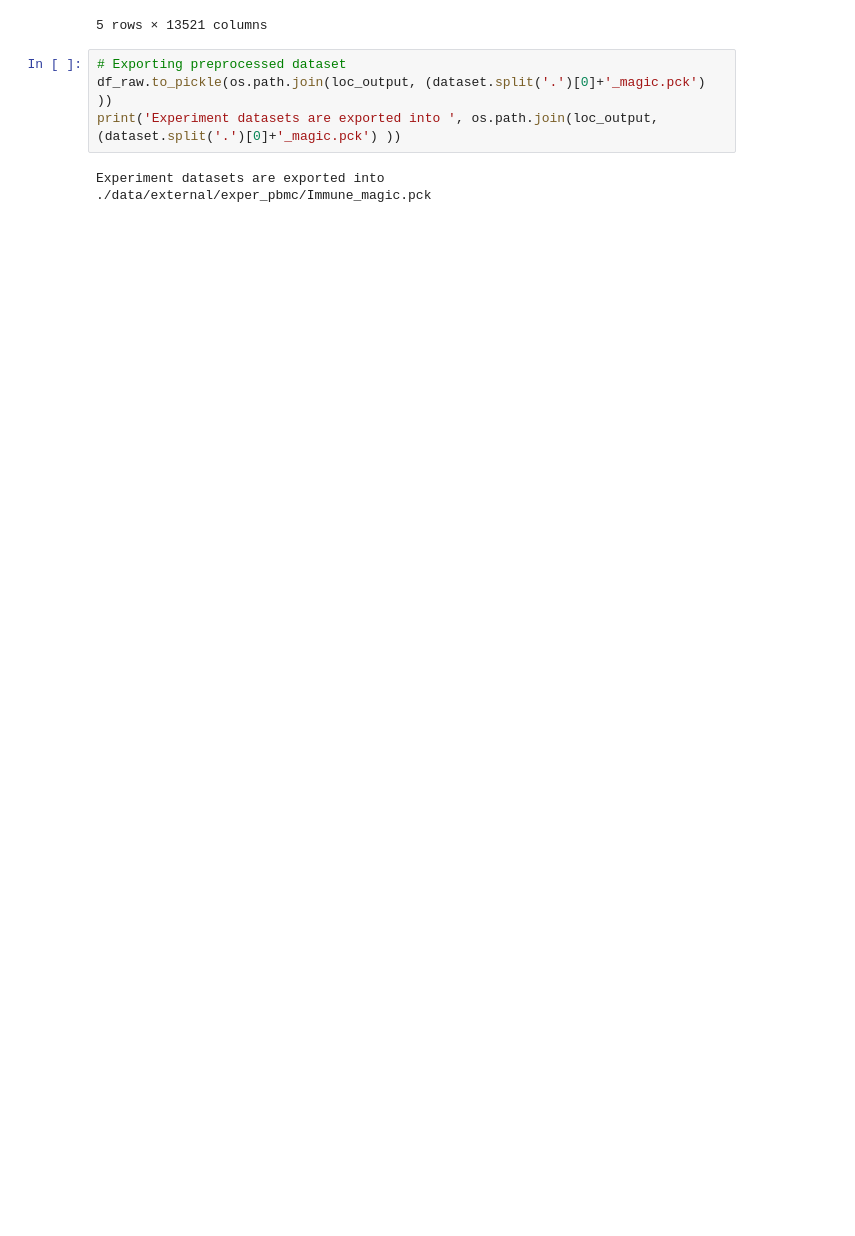
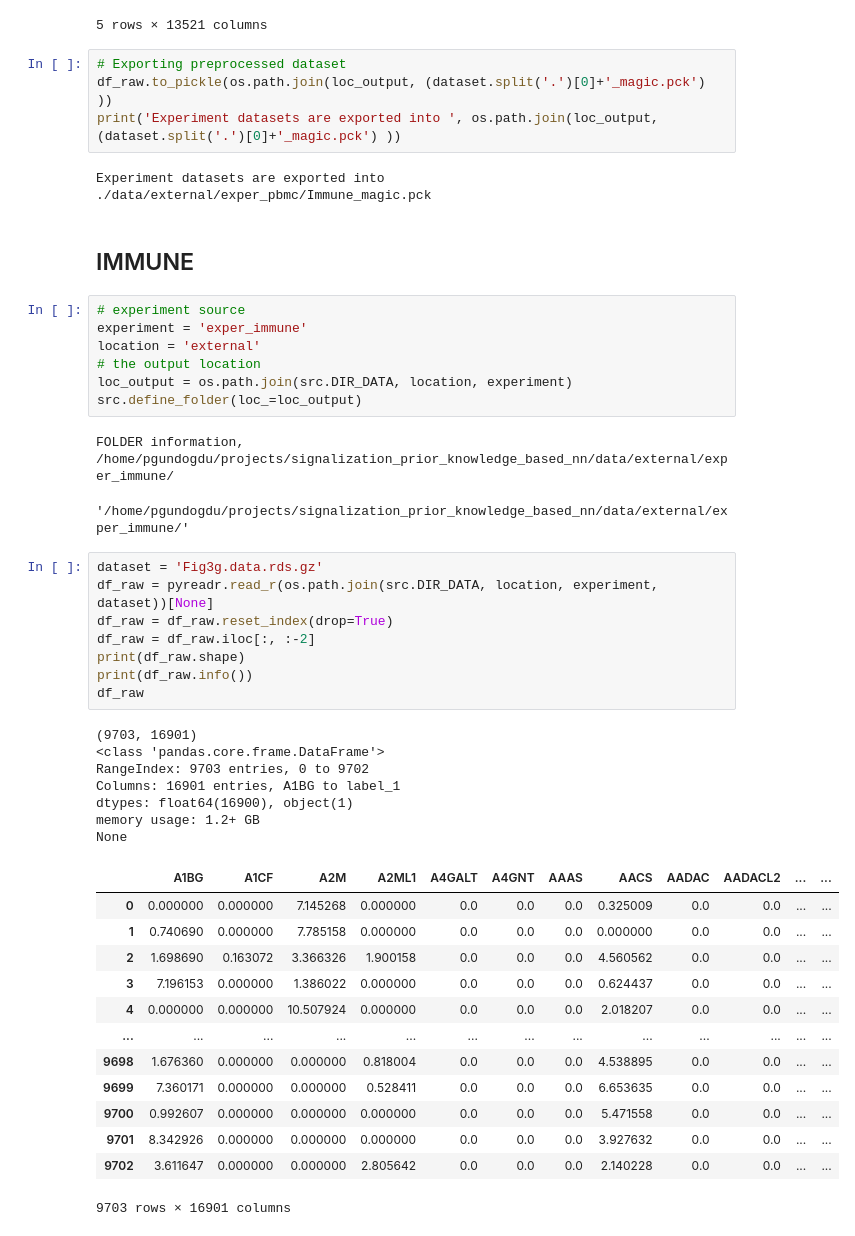
Before and after one commit to pelingundogdu/signalization_prior_knowledge_based_nn, a Jupyter notebook: notebooks/1.0-pg-converting-datasets-into-pck.ipynb, the cells around one changed output. Drawn from its saved outputs; the diff is of its cells as text; blank space fills up the shorter version.

```diff
--- a/notebooks/1.0-pg-converting-datasets-into-pck.ipynb
+++ b/notebooks/1.0-pg-converting-datasets-into-pck.ipynb
@@ -289,3 +289,44 @@ df_raw.to_pickle(os.path.join(loc_output, (dataset.split('.')[0]+'_magic.pck') )
 print('Experiment datasets are exported into ', os.path.join(loc_output, (dataset.split('.')[0]+'_magic.pck') ))
 # %% [output]
 Experiment datasets are exported into  ./data/external/exper_pbmc/Immune_magic.pck
+# %% [markdown]
+## IMMUNE
+# %%
+# experiment source
+experiment = 'exper_immune'
+location = 'external'
+# the output location
+loc_output = os.path.join(src.DIR_DATA, location, experiment)
+src.define_folder(loc_=loc_output)
+# %% [output]
+FOLDER information,  /home/pgundogdu/projects/signalization_prior_knowledge_based_nn/data/external/exper_immune/
+'/home/pgundogdu/projects/signalization_prior_knowledge_based_nn/data/external/exper_immune/'
+# %%
+dataset = 'Fig3g.data.rds.gz'
+df_raw = pyreadr.read_r(os.path.join(src.DIR_DATA, location, experiment, dataset))[None]
+df_raw = df_raw.reset_index(drop=True)
+df_raw = df_raw.iloc[:, :-2]
+print(df_raw.shape)
+print(df_raw.info())
+df_raw
+# %% [output]
+(9703, 16901)
+<class 'pandas.core.frame.DataFrame'>
+RangeIndex: 9703 entries, 0 to 9702
+Columns: 16901 entries, A1BG to label_1
+dtypes: float64(16900), object(1)
+memory usage: 1.2+ GB
+None
+|  | A1BG | A1CF | A2M | A2ML1 | A4GALT | A4GNT | AAAS | AACS | AADAC | AADACL2 | ... | ... |
+| 0 | 0.000000 | 0.000000 | 7.145268 | 0.000000 | 0.0 | 0.0 | 0.0 | 0.325009 | 0.0 | 0.0 | ... | ... |
+| 1 | 0.740690 | 0.000000 | 7.785158 | 0.000000 | 0.0 | 0.0 | 0.0 | 0.000000 | 0.0 | 0.0 | ... | ... |
+| 2 | 1.698690 | 0.163072 | 3.366326 | 1.900158 | 0.0 | 0.0 | 0.0 | 4.560562 | 0.0 | 0.0 | ... | ... |
+| 3 | 7.196153 | 0.000000 | 1.386022 | 0.000000 | 0.0 | 0.0 | 0.0 | 0.624437 | 0.0 | 0.0 | ... | ... |
+| 4 | 0.000000 | 0.000000 | 10.507924 | 0.000000 | 0.0 | 0.0 | 0.0 | 2.018207 | 0.0 | 0.0 | ... | ... |
+| ... | ... | ... | ... | ... | ... | ... | ... | ... | ... | ... | ... | ... |
+| 9698 | 1.676360 | 0.000000 | 0.000000 | 0.818004 | 0.0 | 0.0 | 0.0 | 4.538895 | 0.0 | 0.0 | ... | ... |
+| 9699 | 7.360171 | 0.000000 | 0.000000 | 0.528411 | 0.0 | 0.0 | 0.0 | 6.653635 | 0.0 | 0.0 | ... | ... |
+| 9700 | 0.992607 | 0.000000 | 0.000000 | 0.000000 | 0.0 | 0.0 | 0.0 | 5.471558 | 0.0 | 0.0 | ... | ... |
+| 9701 | 8.342926 | 0.000000 | 0.000000 | 0.000000 | 0.0 | 0.0 | 0.0 | 3.927632 | 0.0 | 0.0 | ... | ... |
+| 9702 | 3.611647 | 0.000000 | 0.000000 | 2.805642 | 0.0 | 0.0 | 0.0 | 2.140228 | 0.0 | 0.0 | ... | ... |
+9703 rows × 16901 columns
```
Also changed, not shown: parts of 8 cells of this notebook.
